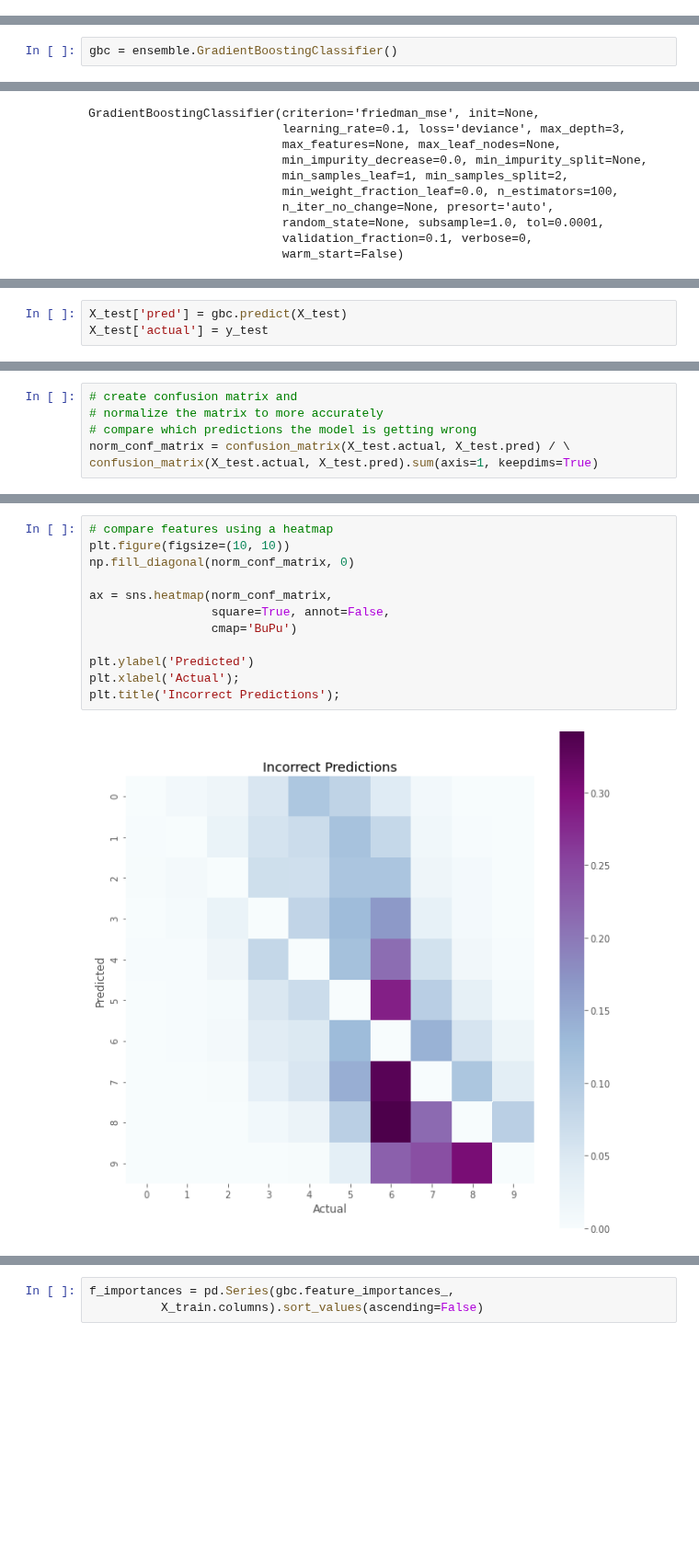
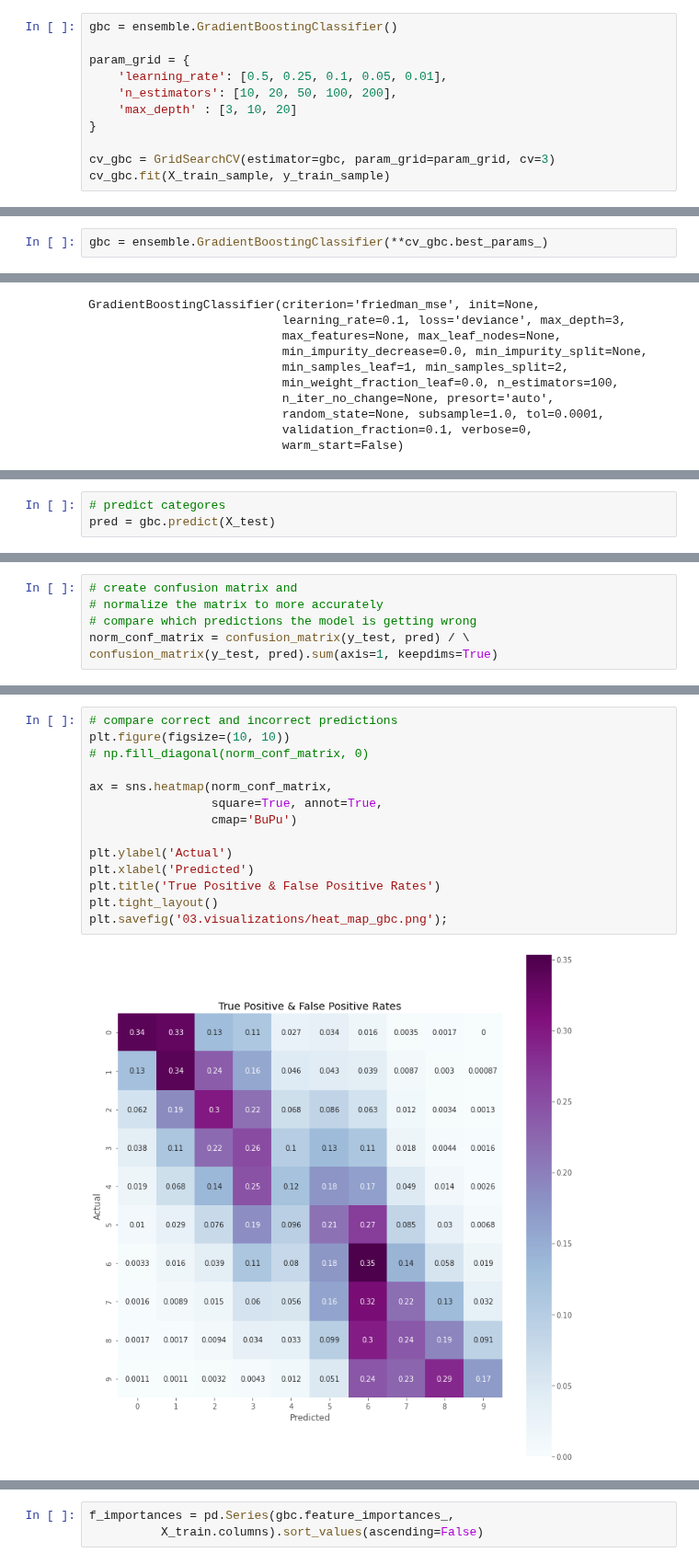
Before and after one commit to mrkjhsn/Not_for_Profit_Compensation_Modeling, a Jupyter notebook: 08.modeling_gbc.ipynb, the cells around one changed output, grey strips where cells are left out. Shown at 92% size. Saved outputs shown, nothing was run; the diff lists cells and outputs as text; blank space fills up the shorter version.

```diff
--- a/08.modeling_gbc.ipynb
+++ b/08.modeling_gbc.ipynb
@@ -52,0 +65,11 @@ X_train, X_test, y_train, y_test = train_test_split(X, y, test_size = 0.2)
+# %%
+gbc = ensemble.GradientBoostingClassifier()
+
+param_grid = {
+    'learning_rate': [0.5, 0.25, 0.1, 0.05, 0.01],
+    'n_estimators': [10, 20, 50, 100, 200],
+    'max_depth' : [3, 10, 20]
+}
+
+cv_gbc = GridSearchCV(estimator=gbc, param_grid=param_grid, cv=3)
+cv_gbc.fit(X_train_sample, y_train_sample)
@@ -53,2 +98,2 @@ X_train, X_test, y_train, y_test = train_test_split(X, y, test_size = 0.2)
 # %%
-gbc = ensemble.GradientBoostingClassifier()
+gbc = ensemble.GradientBoostingClassifier(**cv_gbc.best_params_)
@@ -74,3 +133,3 @@ gbc.score(X_test, y_test)
 # %%
-X_test['pred'] = gbc.predict(X_test)
-X_test['actual'] = y_test
+# predict categores
+pred = gbc.predict(X_test)
@@ -88,8 +137,8 @@ See the caveats in the documentation: http://pandas.pydata.org/pandas-docs/stabl
 # create confusion matrix and
 # normalize the matrix to more accurately
 # compare which predictions the model is getting wrong
-norm_conf_matrix = confusion_matrix(X_test.actual, X_test.pred) / \
-confusion_matrix(X_test.actual, X_test.pred).sum(axis=1, keepdims=True)
+norm_conf_matrix = confusion_matrix(y_test, pred) / \
+confusion_matrix(y_test, pred).sum(axis=1, keepdims=True)
 # %%
 # display only the diagonal values
 # representing values the model correctly predicted
@@ -108,14 +158,16 @@ plt.title('Correct Predictions');
 # %%
-# compare features using a heatmap
+# compare correct and incorrect predictions
 plt.figure(figsize=(10, 10))
-np.fill_diagonal(norm_conf_matrix, 0)
+# np.fill_diagonal(norm_conf_matrix, 0)
 
 ax = sns.heatmap(norm_conf_matrix,
-                 square=True, annot=False,
+                 square=True, annot=True,
                  cmap='BuPu')
 
-plt.ylabel('Predicted')
-plt.xlabel('Actual');
-plt.title('Incorrect Predictions');
+plt.ylabel('Actual')
+plt.xlabel('Predicted')
+plt.title('True Positive & False Positive Rates')
+plt.tight_layout()
+plt.savefig('03.visualizations/heat_map_gbc.png');
 # %% [output]
-[figure, old version]
+[figure, new version]
```
Also changed, not shown: parts of 56 cells of this notebook.
